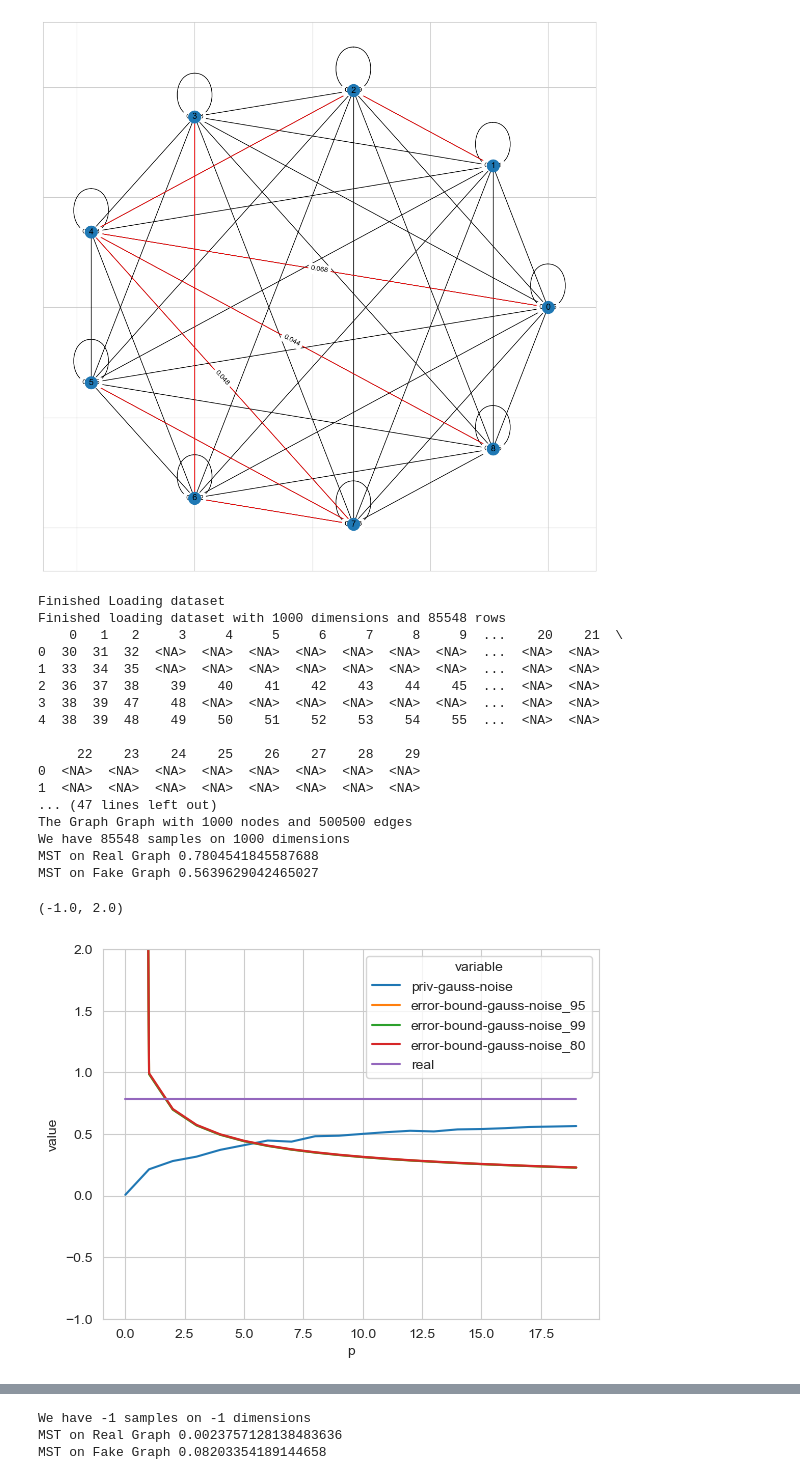
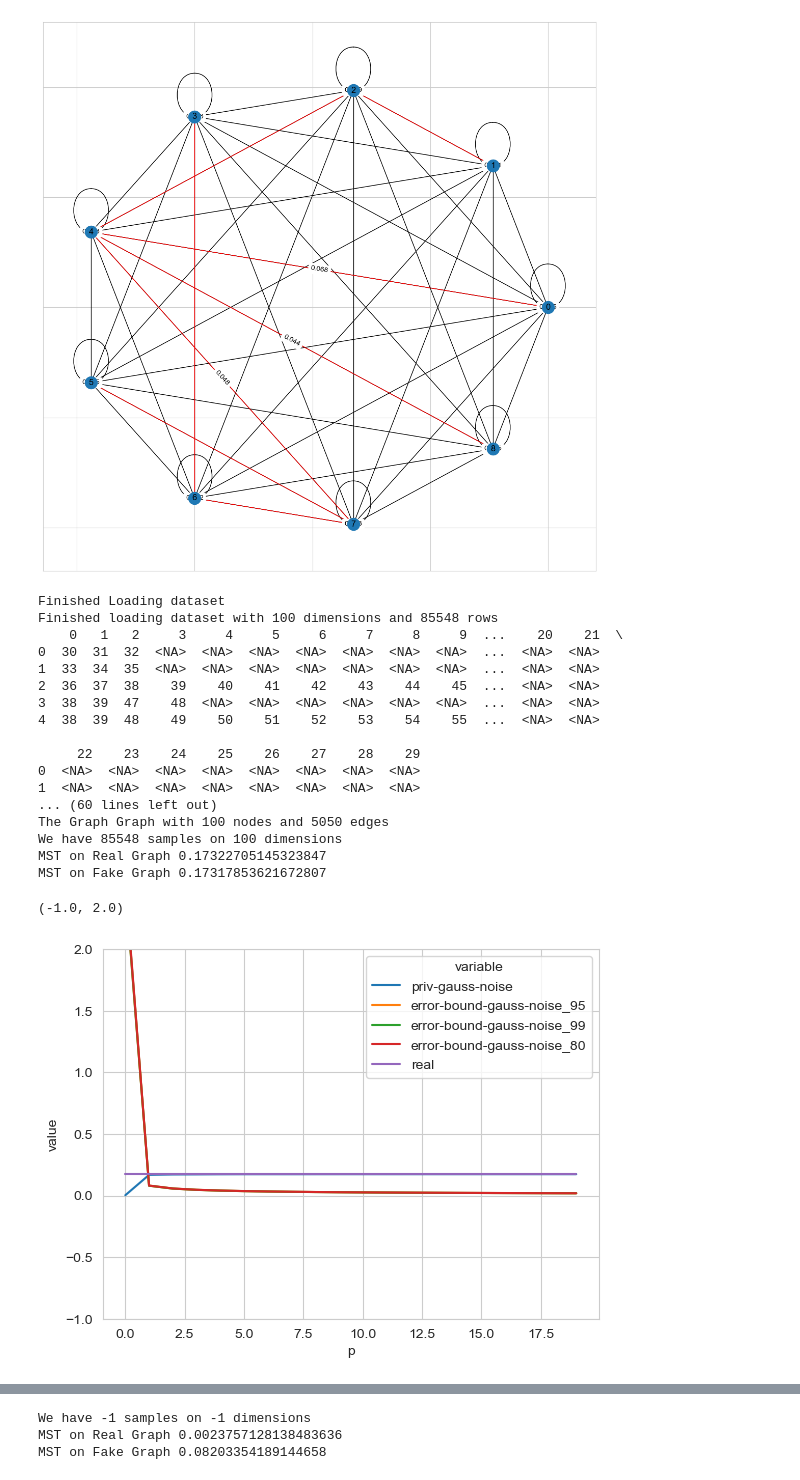
Before and after one commit to lukas681/private-mst, a Jupyter notebook: private_mst.ipynb, the cells around one changed output, grey strips where cells are left out. Saved outputs shown, nothing was run; the diff lists cells and outputs as text; code cells hidden in the pictures.

```diff
--- a/private_mst.ipynb
+++ b/private_mst.ipynb
@@ -321,7 +323,7 @@ MST on Fake Graph 0.2161310732983846
 [figure]
 # %%
 p_series = pd.DataFrame()
-(d, n, dataset) = load_ds(1000)
+(d, n, dataset) = load_ds(100)
 
 # disable warnings
 import warnings
@@ -334,44 +336,44 @@ STEP = 1
 mu = 0.99 # confidence interval
 
 print(f'Starting with n={n} and d={d}')
-# mutual_information = generate_mi(dataset)
+mutual_information = generate_mi(dataset)
 (G, spanning_tree, real_weight) = mst(mutual_information[:])
 print(spanning_tree)
 for p in np.arange(RHO_LOW,RHO_UP, STEP):
     noise = noise_variance(n, d, p)
     (G, T1, private_weight) = private_mst(mi=mutual_information[:], amount_noise=noise)
     row = {
         "p": p,
         "priv-gauss-noise": private_weight,
         "error-bound-gauss-noise_95": error_gauss(p, 0.95, n, d),
         "error-bound-gauss-noise_99": error_gauss(p, 0.99, n, d),
         "error-bound-gauss-noise_80": error_gauss(p, 0.8, n, d),
         "real": real_weight}
     p_series = p_series.append(row, ignore_index=True)
 
 print(f'We have {len(dataset)} samples on {d} dimensions')
 print(f'MST on Real Graph {real_weight}')
 print(f'MST on Fake Graph {private_weight}')
 ax = sb.lineplot(x='p', y='value', hue='variable',
             data=pd.melt(p_series, ['p']))
 ax.set_ylim(-1,2)
 # %% [output]
 Finished Loading dataset
-Finished loading dataset with 1000 dimensions and 85548 rows
+Finished loading dataset with 100 dimensions and 85548 rows
     0   1   2     3     4     5     6     7     8     9  ...    20    21  \
 0  30  31  32  <NA>  <NA>  <NA>  <NA>  <NA>  <NA>  <NA>  ...  <NA>  <NA>
 1  33  34  35  <NA>  <NA>  <NA>  <NA>  <NA>  <NA>  <NA>  ...  <NA>  <NA>
 2  36  37  38    39    40    41    42    43    44    45  ...  <NA>  <NA>
 3  38  39  47    48  <NA>  <NA>  <NA>  <NA>  <NA>  <NA>  ...  <NA>  <NA>
 4  38  39  48    49    50    51    52    53    54    55  ...  <NA>  <NA>
 
      22    23    24    25    26    27    28    29
 0  <NA>  <NA>  <NA>  <NA>  <NA>  <NA>  <NA>  <NA>
 1  <NA>  <NA>  <NA>  <NA>  <NA>  <NA>  <NA>  <NA>
-... (47 lines left out)
-The Graph Graph with 1000 nodes and 500500 edges
-We have 85548 samples on 1000 dimensions
-MST on Real Graph 0.7804541845587688
-MST on Fake Graph 0.5639629042465027
+... (60 lines left out)
+The Graph Graph with 100 nodes and 5050 edges
+We have 85548 samples on 100 dimensions
+MST on Real Graph 0.17322705145323847
+MST on Fake Graph 0.17317853621672807
 (-1.0, 2.0)
-[figure, old version]
+[figure, new version]
```
Also changed, not shown: parts of 4 cells of this notebook.
